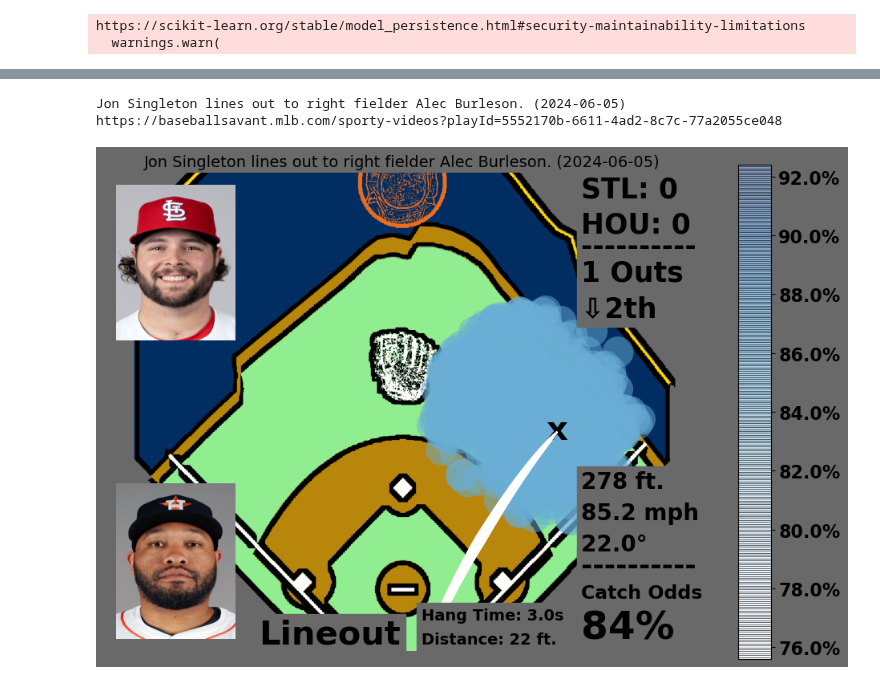
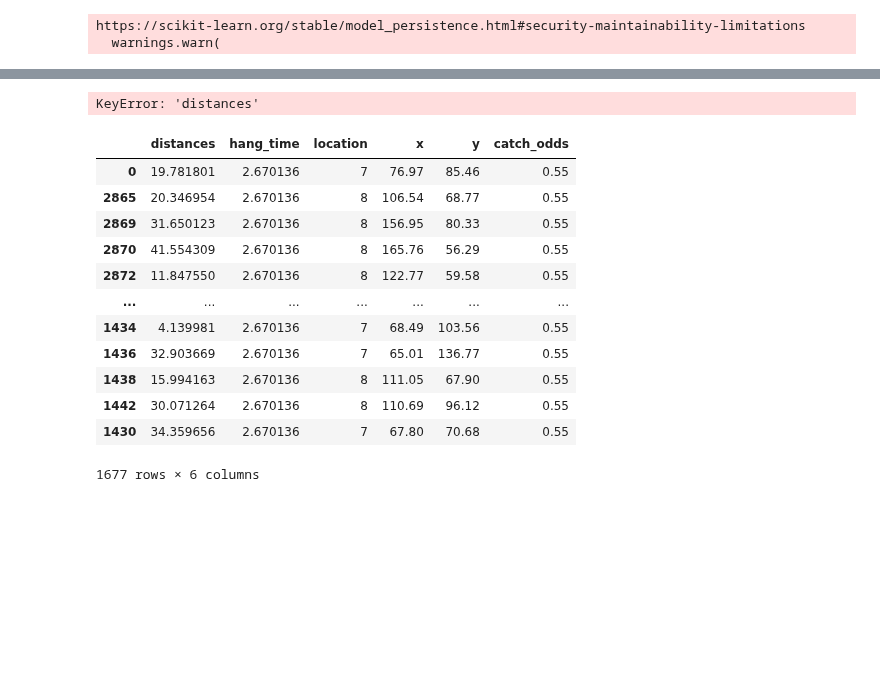
Before and after one commit to Melverk/outfield-bot, a Jupyter notebook: Outfield Bot Notebook.ipynb, the cells around one changed output, grey strips where cells are left out. Saved outputs shown, nothing was run; the diff lists cells and outputs as text; code cells hidden in the pictures; blank space fills up the shorter version.

```diff
--- a/Outfield Bot Notebook.ipynb
+++ b/Outfield Bot Notebook.ipynb
@@ -284,15 +288,15 @@ for location in df_filter['location'].unique().tolist():
         locations.append(location)
         distances.append(math.sqrt(  (x-dff2['x'][i])**2  + (y-dff2['y'][i])**2))
 
-df_show = pd.DataFrame(columns = ['distances'], data = distances)
+df_show = pd.DataFrame(columns = ['distance'], data = distances)
 df_show['hang_time'] = hit_hang
 df_show['location'] = locations
 df_show['x'] = xs
 df_show['y'] = ys
-df_show['catch_odds'] = example['catch_odds']
+df_show['catch_odds'] = logisticRegr.predict_proba(df_show[['distance', 'hang_time']])[::, 1]
 df_show = df_show.sort_values(by='catch_odds')
 if hit_hang <= 3.5:
-    df_show = df_show[df_show['distances'] < 45]
+    df_show = df_show[df_show['distance'] < 45]
 else:
     df_show = df_show[df_show['distances'] < 70]
 
@@ -346,6 +350,20 @@ print('https://baseballsavant.mlb.com/sporty-videos?playId='+playId)
 plt.axis('off')
 plt.show()
 # %% [output]
-Jon Singleton lines out to right fielder Alec Burleson. (2024-06-05)
-https://baseballsavant.mlb.com/sporty-videos?playId=5552170b-6611-4ad2-8c7c-77a2055ce048
+KeyError: 'distances'
-[figure, removed]
+# %%
+df_show
+# %% [output]
+|  | distances | hang_time | location | x | y | catch_odds |
+| 0 | 19.781801 | 2.670136 | 7 | 76.97 | 85.46 | 0.55 |
+| 2865 | 20.346954 | 2.670136 | 8 | 106.54 | 68.77 | 0.55 |
+| 2869 | 31.650123 | 2.670136 | 8 | 156.95 | 80.33 | 0.55 |
+| 2870 | 41.554309 | 2.670136 | 8 | 165.76 | 56.29 | 0.55 |
+| 2872 | 11.847550 | 2.670136 | 8 | 122.77 | 59.58 | 0.55 |
+| ... | ... | ... | ... | ... | ... | ... |
+| 1434 | 4.139981 | 2.670136 | 7 | 68.49 | 103.56 | 0.55 |
+| 1436 | 32.903669 | 2.670136 | 7 | 65.01 | 136.77 | 0.55 |
+| 1438 | 15.994163 | 2.670136 | 8 | 111.05 | 67.90 | 0.55 |
+| 1442 | 30.071264 | 2.670136 | 8 | 110.69 | 96.12 | 0.55 |
+| 1430 | 34.359656 | 2.670136 | 7 | 67.80 | 70.68 | 0.55 |
+1677 rows × 6 columns
```
Also changed, not shown: parts of 5 cells of this notebook.
